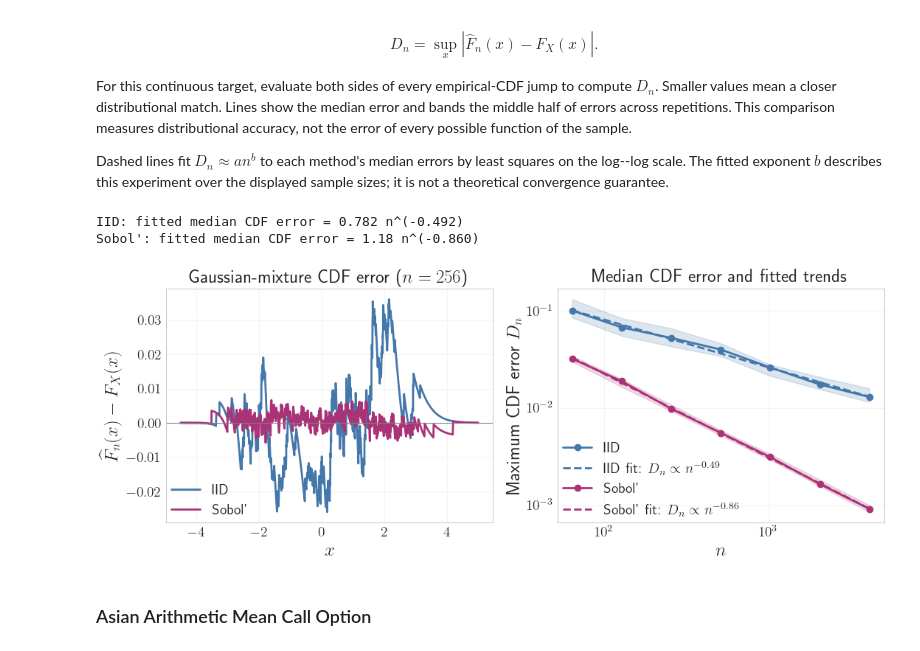
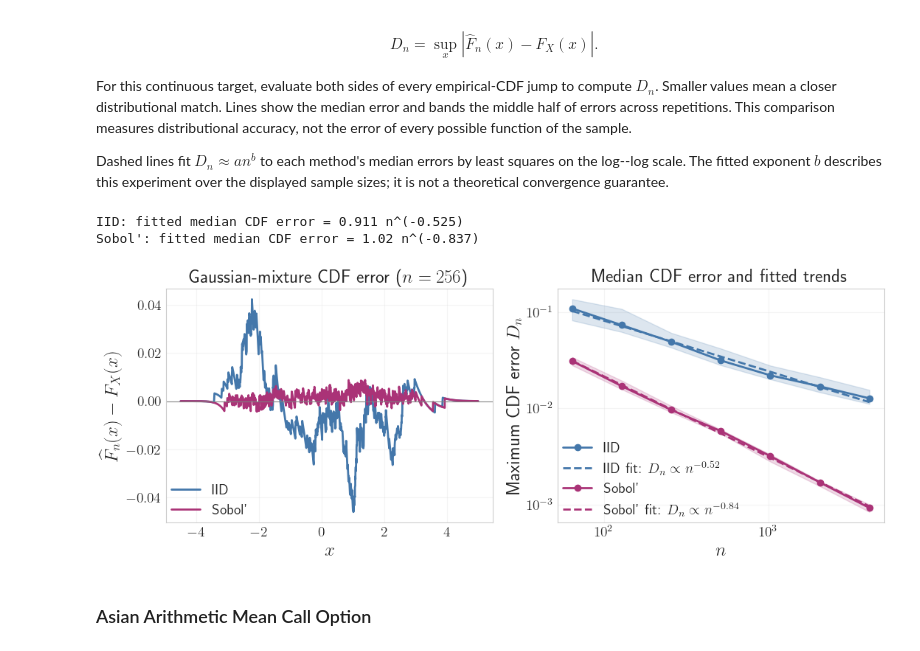
Before and after one commit to fjhickernell/MATH565Fall2026, a Jupyter notebook: notebooks/sampling/GeneratingSamples.ipynb, the cells around one changed output. Saved outputs shown, nothing was run; the diff lists cells and outputs as text; code cells hidden in the pictures.

```diff
--- a/notebooks/sampling/GeneratingSamples.ipynb
+++ b/notebooks/sampling/GeneratingSamples.ipynb
@@ -269,12 +269,12 @@ mixture_mu = np.array([-2.0, 1.0])
 mixture_sigma = np.array([0.5, 1.0])
 mixture_n = 10000
 
-# Independent uniform coordinates select the component and its normal quantile.
+# First coordinate: normal quantile; last coordinate: component decision.
 mixture_U = qp.IIDStdUniform(2)(mixture_n)
-component = np.where(mixture_U[:, 0] <= mixture_p, 0, 1)  # zero-based indices
+component = np.where(mixture_U[:, 1] <= mixture_p, 0, 1)  # zero-based indices
 mixture_samples = (
     mixture_mu[component]
-    + mixture_sigma[component] * stats.norm.ppf(mixture_U[:, 1])
+    + mixture_sigma[component] * stats.norm.ppf(mixture_U[:, 0])
 )
 mixture_grid = np.linspace(-4.5, 5.0, 600)
 mixture_density = (
@@ -692,9 +692,9 @@ For this continuous target, evaluate both sides of every empirical-CDF jump to c
 Dashed lines fit $D_n \approx an^b$ to each method's median errors by least squares on the log--log scale. The fitted exponent $b$ describes this experiment over the displayed sample sizes; it is not a theoretical convergence guarantee.
 # %%
 def mixture_transform(u):
-    component = np.where(u[:, 0] <= mixture_p, 0, 1)
+    component = np.where(u[:, 1] <= mixture_p, 0, 1)
     return (mixture_mu[component]
-            + mixture_sigma[component] * stats.norm.ppf(u[:, 1]))
+            + mixture_sigma[component] * stats.norm.ppf(u[:, 0]))
 
 
 def mixture_cdf(x):
@@ -726,36 +726,36 @@ for label, sampler in mixture_methods.items():
         for j, size in enumerate(mixture_sizes):
             target_cdf = mixture_cdf(np.sort(samples[:size]))
             ranks = np.arange(1, size + 1)
             errors[rep, j] = max(np.max(ranks / size - target_cdf),
                                  np.max(target_cdf - (ranks - 1) / size))
     mixture_errors[label] = errors
     lower, median, upper = np.quantile(errors, [0.25, 0.5, 0.75], axis=0)
     axes[1].loglog(mixture_sizes, median, "o-", color=mixture_colors[label], label=label)
     axes[1].fill_between(mixture_sizes, lower, upper,
                          color=mixture_colors[label], alpha=0.18)
     slope, log_amplitude = np.polyfit(np.log(mixture_sizes), np.log(median), 1)
     amplitude = np.exp(log_amplitude)
     mixture_trends[label] = (amplitude, slope)
     axes[1].loglog(mixture_sizes, amplitude * mixture_sizes ** slope, "--",
                    color=mixture_colors[label], lw=2,
                    label=rf"{label} fit: $D_n \propto n^{{{slope:.2f}}}$")
 
 axes[0].axhline(0, color="gray", lw=0.8)
 axes[0].set(xlabel="$x$", ylabel=r"$\widehat F_n(x)-F_X(x)$",
             title="Gaussian-mixture CDF error ($n=256$)")
 axes[1].set(xlabel="$n$", ylabel=r"Maximum CDF error $D_n$",
             title="Median CDF error and fitted trends")
 for ax in axes:
     ax.legend(loc = 'lower left')
     ax.grid(alpha=0.2)
 plt.tight_layout()
 
 for label, (amplitude, slope) in mixture_trends.items():
     print(f"{label}: fitted median CDF error = {amplitude:.3g} n^({slope:.3f})")
 # %% [output]
-IID: fitted median CDF error = 0.782 n^(-0.492)
-Sobol': fitted median CDF error = 1.18 n^(-0.860)
+IID: fitted median CDF error = 0.911 n^(-0.525)
+Sobol': fitted median CDF error = 1.02 n^(-0.837)
-[figure, old version]
+[figure, new version]
 # %% [markdown]
 ### Asian Arithmetic Mean Call Option
 # %%
```
Also changed, not shown: parts of 15 cells of this notebook, 7 other files.
